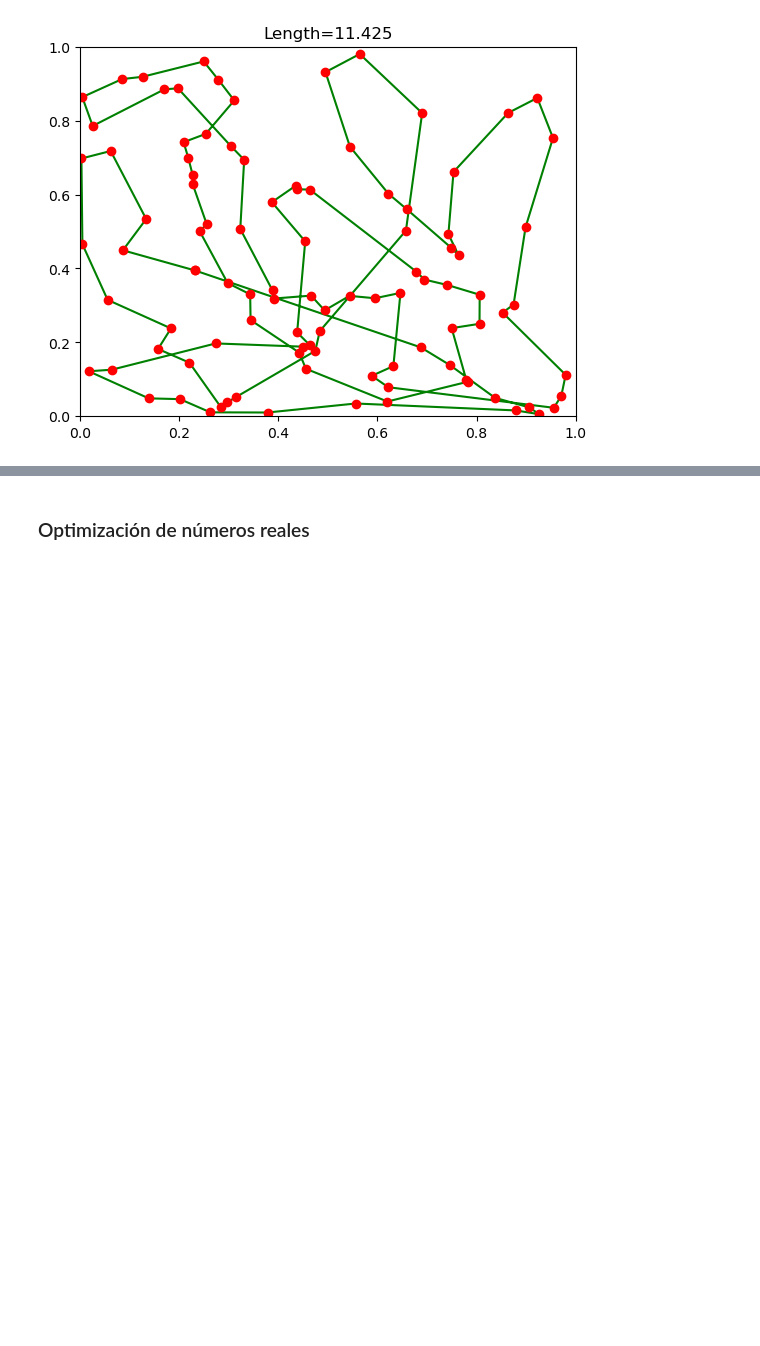
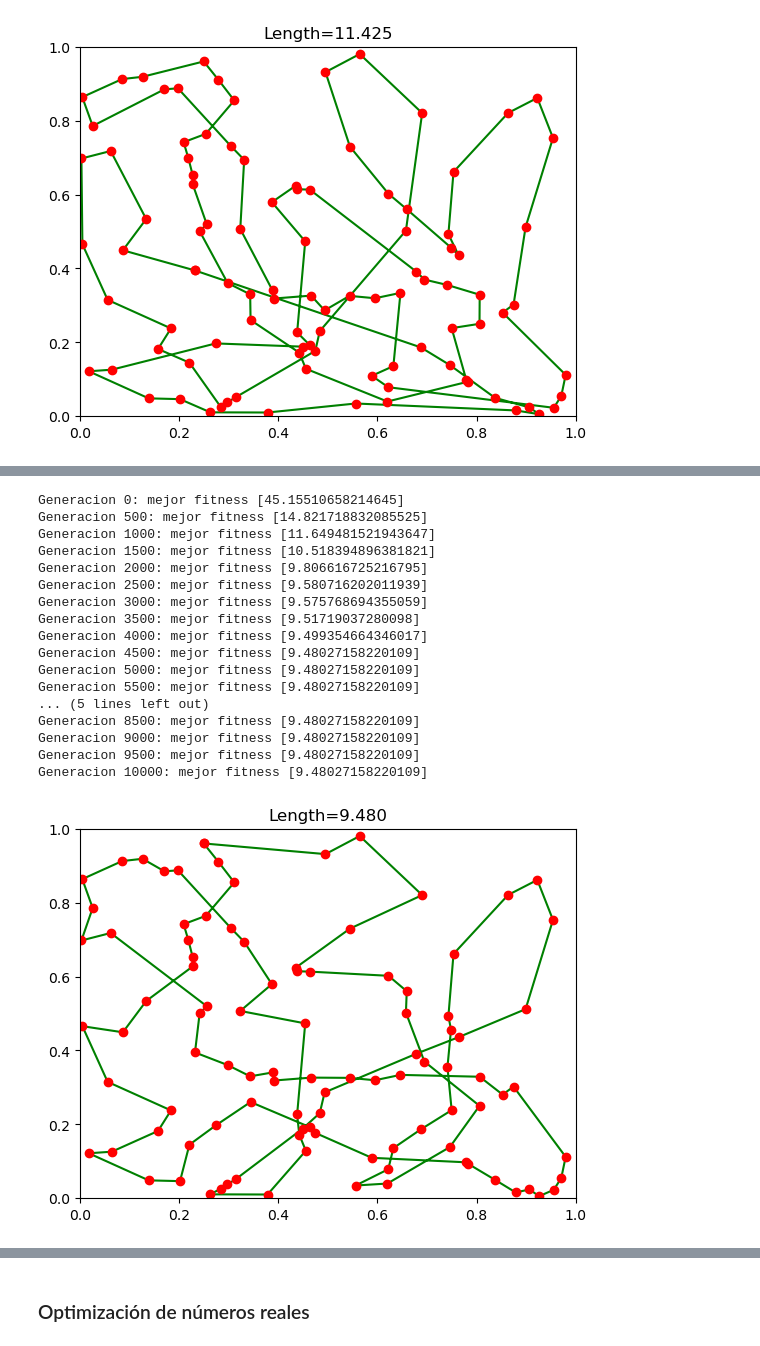
Before and after one commit to JorgeDC01/EMOC, a Jupyter notebook: AG alumno.ipynb, the cells around one changed output, grey strips where cells are left out. Drawn from its saved outputs; the diff is of its cells as text; code cells hidden in the pictures; blank space fills up the shorter version.

```diff
--- a/AG alumno.ipynb
+++ b/AG alumno.ipynb
@@ -333,8 +381,27 @@ Mejor individuo [[0.2092202940037915, 0.7415775443241935], [0.25391391610860914,
 # %%
 # continuamos, pero parece estancarse
-
+pop = create(cities)
 pop = evolve(pop, globaldist, 1/100, ngen=10000, trace=500, T=4, pcross=0.0)
 draw(pop[0])
+# %% [output]
+Generacion 0: mejor fitness [45.15510658214645]
+Generacion 500: mejor fitness [14.821718832085525]
+Generacion 1000: mejor fitness [11.649481521943647]
+Generacion 1500: mejor fitness [10.518394896381821]
+Generacion 2000: mejor fitness [9.806616725216795]
+Generacion 2500: mejor fitness [9.580716202011939]
+Generacion 3000: mejor fitness [9.575768694355059]
+Generacion 3500: mejor fitness [9.51719037280098]
+Generacion 4000: mejor fitness [9.499354664346017]
+Generacion 4500: mejor fitness [9.48027158220109]
+Generacion 5000: mejor fitness [9.48027158220109]
+Generacion 5500: mejor fitness [9.48027158220109]
+... (5 lines left out)
+Generacion 8500: mejor fitness [9.48027158220109]
+Generacion 9000: mejor fitness [9.48027158220109]
+Generacion 9500: mejor fitness [9.48027158220109]
+Generacion 10000: mejor fitness [9.48027158220109]
+[figure, added]
 # %%
 # pero el azar siempre es nuestro aliado
 # el uso de varios operadores de mutación ayuda a salir de mínimos locales
```
Also changed, not shown: parts of 13 cells of this notebook.
